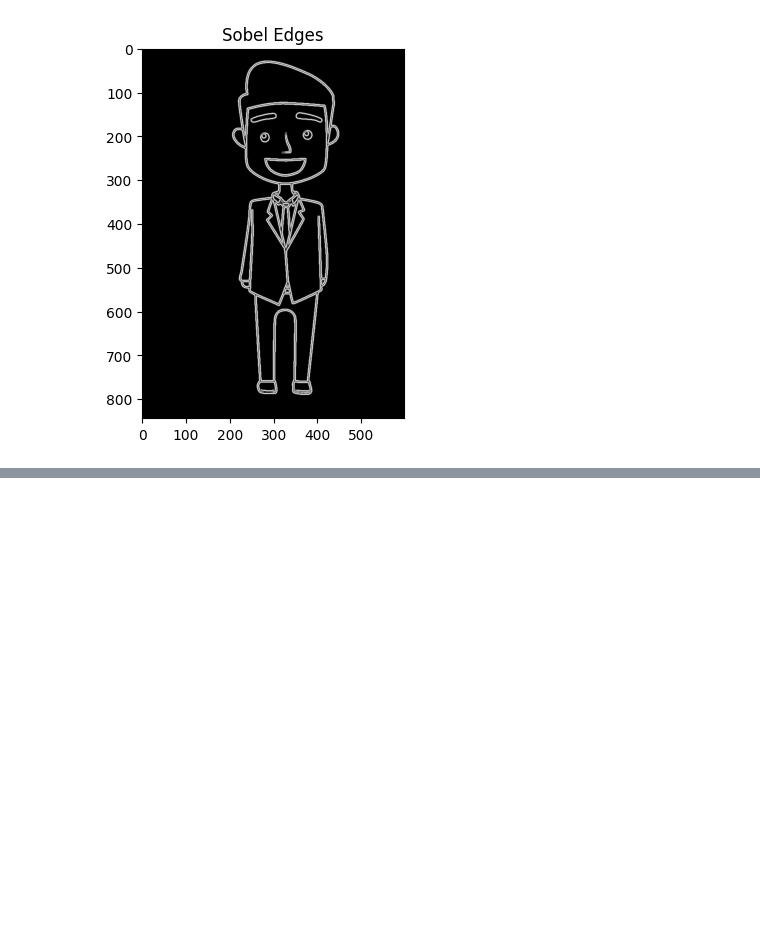
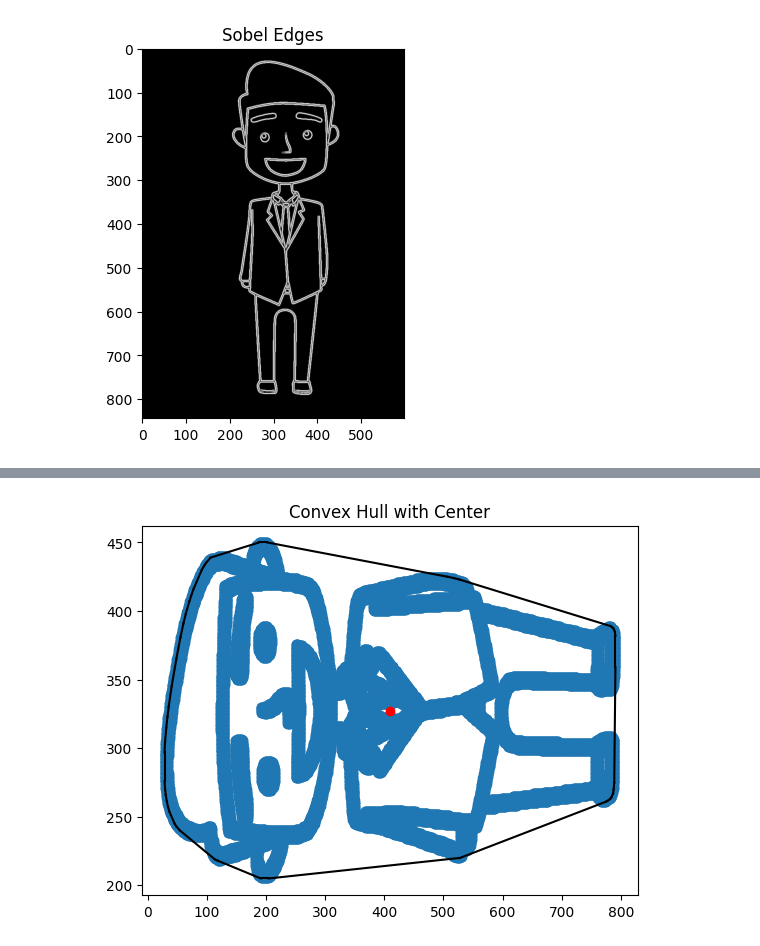
Before and after one commit to CBSchiffer/DrawingAssembly, a Jupyter notebook: Threshold.ipynb, the cells around one changed output, grey strips where cells are left out. Saved outputs shown, nothing was run; the diff lists cells and outputs as text; code cells hidden in the pictures; blank space fills up the shorter version.

```diff
--- a/Threshold.ipynb
+++ b/Threshold.ipynb
@@ -63,0 +70,13 @@ plt.imshow(binary_man, cmap='gray')
+# %%
+x = hull.max_bound[0] - hull.min_bound[0]
+y = hull.max_bound[1] - hull.min_bound[1]
+center = (x//2 + hull.min_bound[0], y//2 + hull.min_bound[1])
+# Plot the center on the convex hull
+plt.plot(points[:,0], points[:,1], 'o')
+for simplex in hull.simplices:
+    plt.plot(points[simplex, 0], points[simplex, 1], 'k-')
+plt.plot(center[0], center[1], 'ro')  # Plot the center as a red dot
+plt.title('Convex Hull with Center')
+plt.show()
+# %% [output]
+[figure, added]
```
Also changed, not shown: parts of 13 cells of this notebook.
